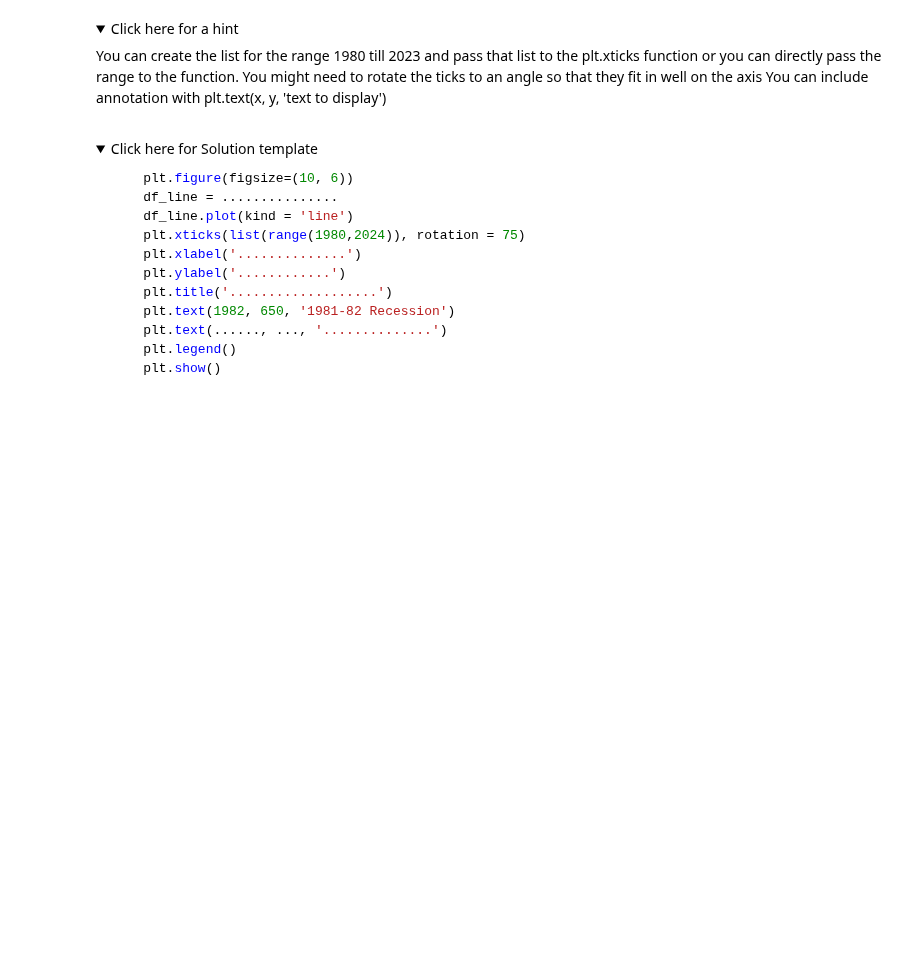
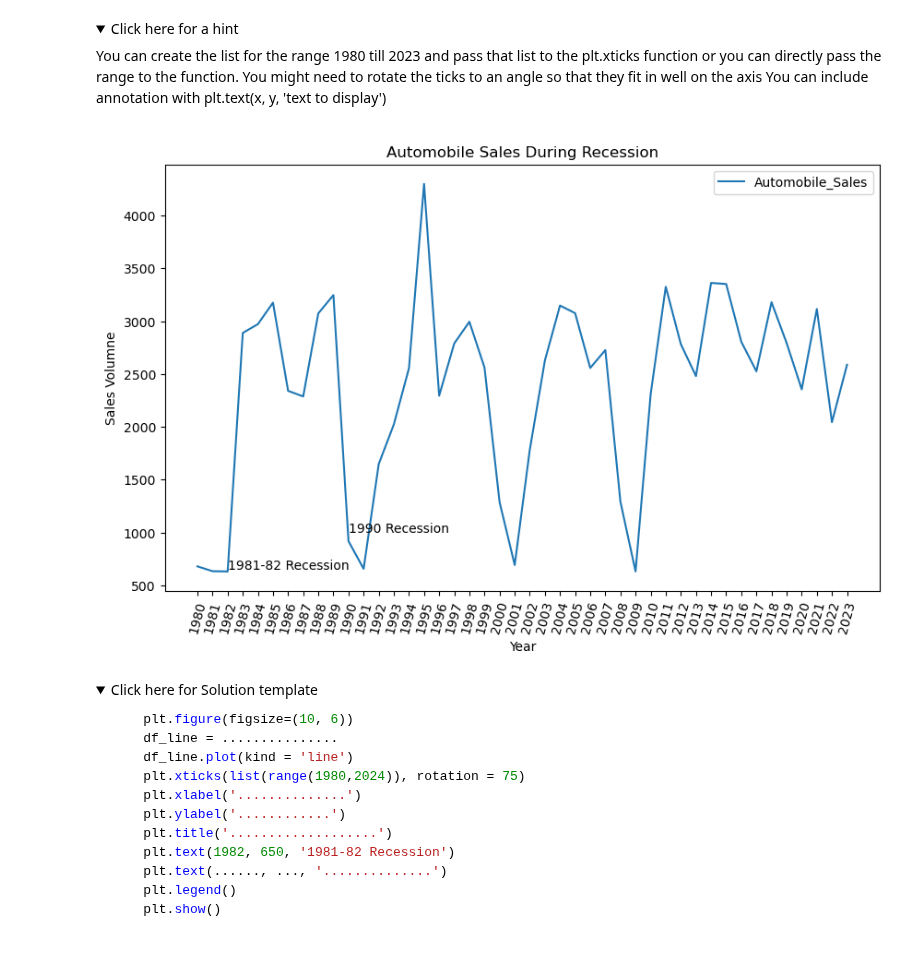
Before and after one commit to EIDSTER/coursera, a Jupyter notebook: DV0101EN-Exercise-Final-Assignment-Part-1-20230614-1686700800.jupyterlite.ipynb, the cells around one changed output. Drawn from its saved outputs; the diff is of its cells as text; code cells hidden in the pictures; folded sections open; blank space fills up the shorter version.

```diff
--- a/DV0101EN-Exercise-Final-Assignment-Part-1-20230614-1686700800.jupyterlite.ipynb
+++ b/DV0101EN-Exercise-Final-Assignment-Part-1-20230614-1686700800.jupyterlite.ipynb
@@ -231,6 +231,20 @@ ticks on x- axis with all the years, to identify the years of recession
     You can include annotation with plt.text(x, y, 'text to display')
     </p>
 </details>
+# %%
+plt.figure(figsize=(10, 6))
+df_line = df.groupby(df['Year'])['Automobile_Sales'].mean()
+df_line.plot(kind = 'line')
+plt.xticks(list(range(1980,2024)), rotation = 75)
+plt.xlabel('Year')
+plt.ylabel('Sales Volumne')
+plt.title('Automobile Sales During Recession')
+plt.text(1982, 650, '1981-82 Recession')
+plt.text(1990, 1000, '1990 Recession')
+plt.legend()
+plt.show()
+# %% [output]
+[figure, added]
 # %% [markdown]
 <details>
     <summary>Click here for Solution template</summary>
```
Also changed, not shown: parts of 9 cells of this notebook.
